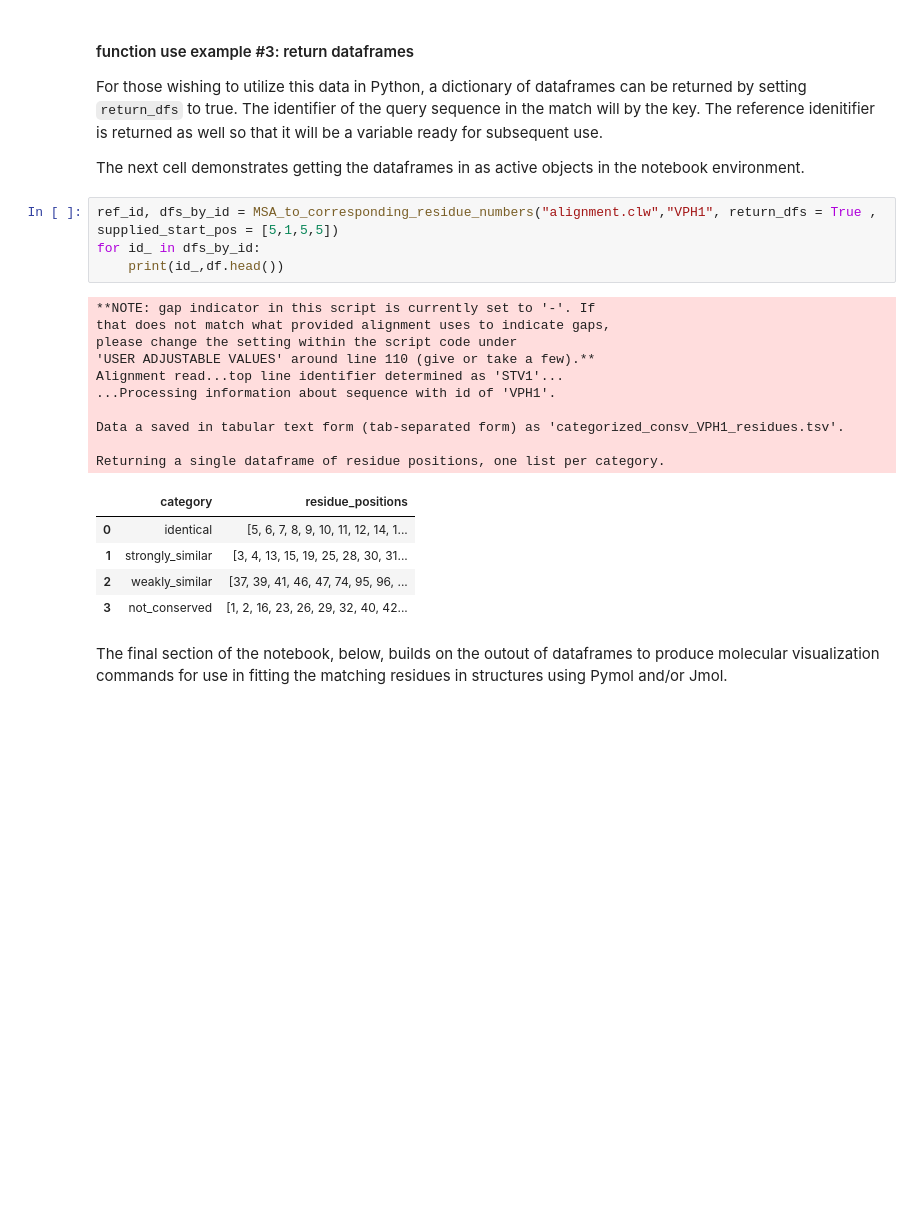
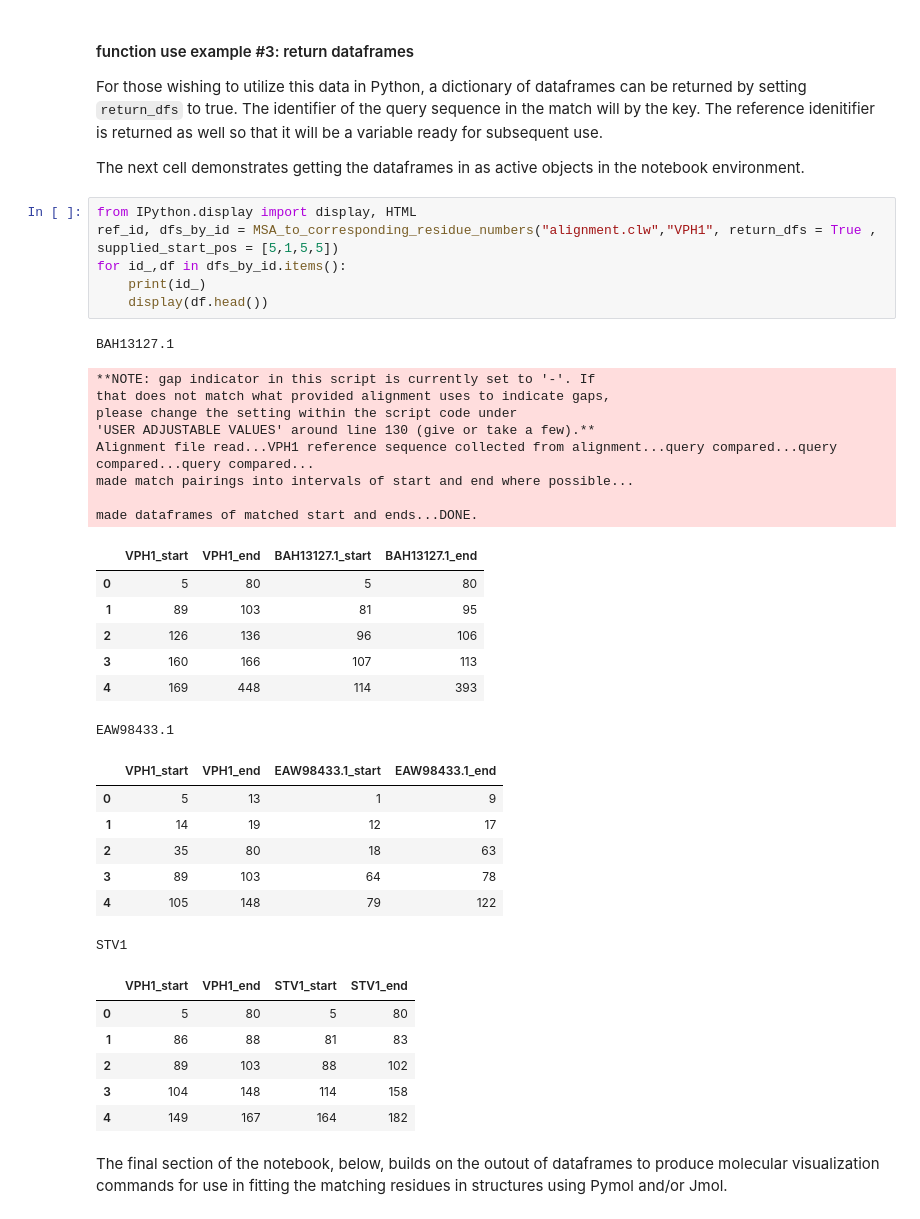
Before and after one commit to fomightez/cl_demo-binder, a Jupyter notebook: notebooks/Determine residues that match to a reference from MSA and use to construct fit commands.ipynb, the cells around one changed output. Cells and saved outputs as stored; diff of their text form; blank space fills up the shorter version.

```diff
--- a/notebooks/Determine residues that match to a reference from MSA and use to construct fit commands.ipynb
+++ b/notebooks/Determine residues that match to a reference from MSA and use to construct fit commands.ipynb
@@ -233,25 +263,41 @@ For those wishing to utilize this data in Python, a dictionary of dataframes can
 
 The next cell demonstrates getting the dataframes in as active objects in the notebook environment.
 # %%
+from IPython.display import display, HTML
 ref_id, dfs_by_id = MSA_to_corresponding_residue_numbers("alignment.clw","VPH1", return_dfs = True , supplied_start_pos = [5,1,5,5])
-for id_ in dfs_by_id:
-    print(id_,df.head())
+for id_,df in dfs_by_id.items():
+    print(id_)
+    display(df.head())
 # %% [output]
-**NOTE: gap indicator in this script is currently set to '-'. If
-that does not match what provided alignment uses to indicate gaps,
-please change the setting within the script code under
-'USER ADJUSTABLE VALUES' around line 110 (give or take a few).**
-Alignment read...top line identifier determined as 'STV1'...
-...Processing information about sequence with id of 'VPH1'.
-
-Data a saved in tabular text form (tab-separated form) as 'categorized_consv_VPH1_residues.tsv'.
-
-Returning a single dataframe of residue positions, one list per category.
+BAH13127.1
+**NOTE: gap indicator in this script is currently set to '-'. If
+that does not match what provided alignment uses to indicate gaps,
+please change the setting within the script code under
+'USER ADJUSTABLE VALUES' around line 130 (give or take a few).**
+Alignment file read...VPH1 reference sequence collected from alignment...query compared...query compared...query compared...
+made match pairings into intervals of start and end where possible...
+
+made dataframes of matched start and ends...DONE.
-|  | category | residue_positions |
-| 0 | identical | [5, 6, 7, 8, 9, 10, 11, 12, 14, 1... |
-| 1 | strongly_similar | [3, 4, 13, 15, 19, 25, 28, 30, 31... |
-| 2 | weakly_similar | [37, 39, 41, 46, 47, 74, 95, 96, ... |
-| 3 | not_conserved | [1, 2, 16, 23, 26, 29, 32, 40, 42... |
+|  | VPH1_start | VPH1_end | BAH13127.1_start | BAH13127.1_end |
+| 0 | 5 | 80 | 5 | 80 |
+| 1 | 89 | 103 | 81 | 95 |
+| 2 | 126 | 136 | 96 | 106 |
+| 3 | 160 | 166 | 107 | 113 |
+| 4 | 169 | 448 | 114 | 393 |
+EAW98433.1
+|  | VPH1_start | VPH1_end | EAW98433.1_start | EAW98433.1_end |
+| 0 | 5 | 13 | 1 | 9 |
+| 1 | 14 | 19 | 12 | 17 |
+| 2 | 35 | 80 | 18 | 63 |
+| 3 | 89 | 103 | 64 | 78 |
+| 4 | 105 | 148 | 79 | 122 |
+STV1
+|  | VPH1_start | VPH1_end | STV1_start | STV1_end |
+| 0 | 5 | 80 | 5 | 80 |
+| 1 | 86 | 88 | 81 | 83 |
+| 2 | 89 | 103 | 88 | 102 |
+| 3 | 104 | 148 | 114 | 158 |
+| 4 | 149 | 167 | 164 | 182 |
 # %% [markdown]
 The final section of the notebook, below, builds on the outout of dataframes to produce molecular visualization commands for use in fitting the matching residues in structures using Pymol and/or Jmol.
 # %% [markdown]
```
Also changed, not shown: parts of 23 cells of this notebook.
